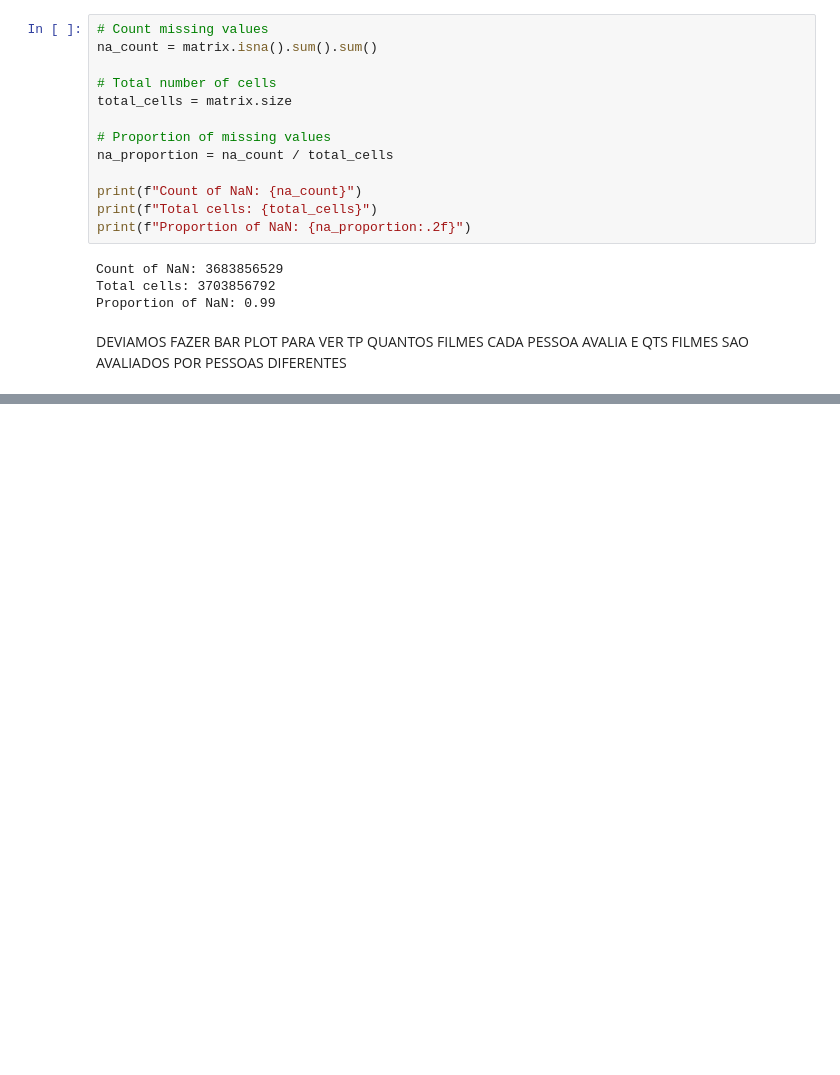
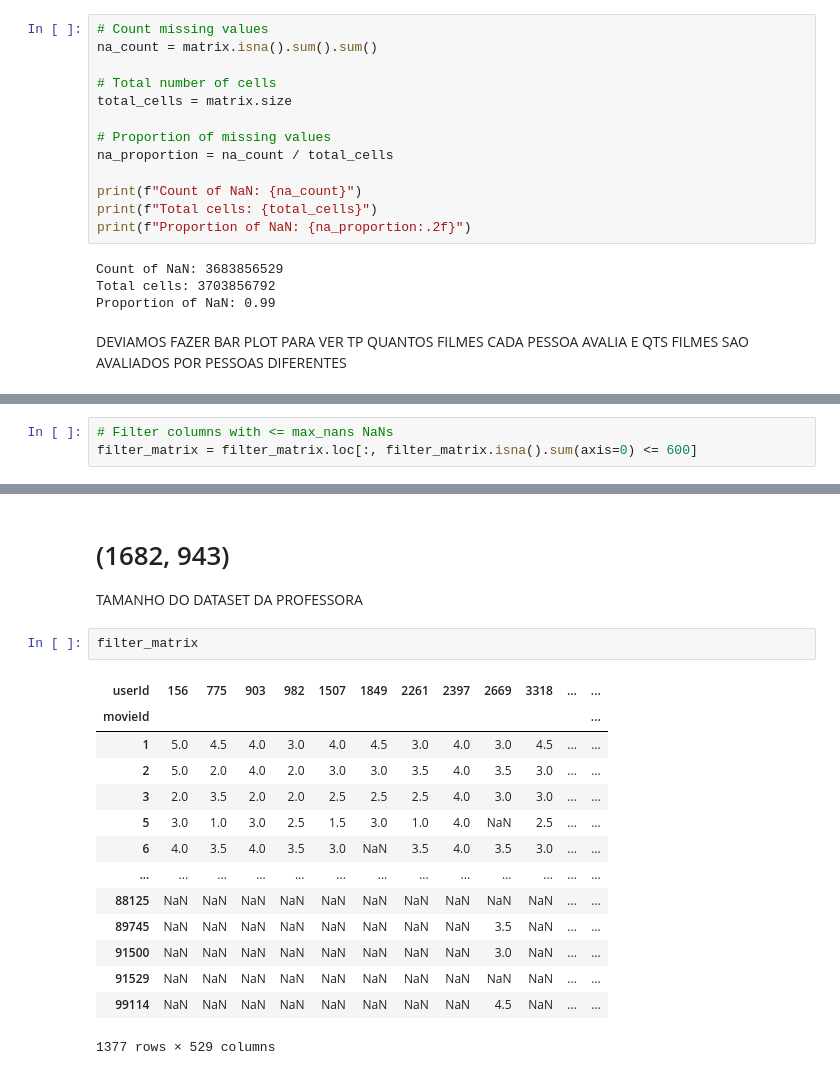
Before and after one commit to jepe06/Project2--Recommender-System, a Jupyter notebook: 01 data.ipynb, the cells around one changed output, grey strips where cells are left out. Drawn from its saved outputs; the diff is of its cells as text; blank space fills up the shorter version.

```diff
--- a/01 data.ipynb
+++ b/01 data.ipynb
@@ -59,0 +81,3 @@ DEVIAMOS FAZER BAR PLOT PARA VER TP QUANTOS FILMES CADA PESSOA AVALIA E QTS FILM
+# %%
+# Filter columns with <= max_nans NaNs
+filter_matrix = filter_matrix.loc[:, filter_matrix.isna().sum(axis=0) <= 600]
@@ -59,0 +101,21 @@ DEVIAMOS FAZER BAR PLOT PARA VER TP QUANTOS FILMES CADA PESSOA AVALIA E QTS FILM
+# %% [markdown]
+# (1682, 943)
+
+TAMANHO DO DATASET DA PROFESSORA
+# %%
+filter_matrix
+# %% [output]
+| userId | 156 | 775 | 903 | 982 | 1507 | 1849 | 2261 | 2397 | 2669 | 3318 | ... | ... |
+| movieId |  |  |  |  |  |  |  |  |  |  |  | ... |
+| 1 | 5.0 | 4.5 | 4.0 | 3.0 | 4.0 | 4.5 | 3.0 | 4.0 | 3.0 | 4.5 | ... | ... |
+| 2 | 5.0 | 2.0 | 4.0 | 2.0 | 3.0 | 3.0 | 3.5 | 4.0 | 3.5 | 3.0 | ... | ... |
+| 3 | 2.0 | 3.5 | 2.0 | 2.0 | 2.5 | 2.5 | 2.5 | 4.0 | 3.0 | 3.0 | ... | ... |
+| 5 | 3.0 | 1.0 | 3.0 | 2.5 | 1.5 | 3.0 | 1.0 | 4.0 | NaN | 2.5 | ... | ... |
+| 6 | 4.0 | 3.5 | 4.0 | 3.5 | 3.0 | NaN | 3.5 | 4.0 | 3.5 | 3.0 | ... | ... |
+| ... | ... | ... | ... | ... | ... | ... | ... | ... | ... | ... | ... | ... |
+| 88125 | NaN | NaN | NaN | NaN | NaN | NaN | NaN | NaN | NaN | NaN | ... | ... |
+| 89745 | NaN | NaN | NaN | NaN | NaN | NaN | NaN | NaN | 3.5 | NaN | ... | ... |
+| 91500 | NaN | NaN | NaN | NaN | NaN | NaN | NaN | NaN | 3.0 | NaN | ... | ... |
+| 91529 | NaN | NaN | NaN | NaN | NaN | NaN | NaN | NaN | NaN | NaN | ... | ... |
+| 99114 | NaN | NaN | NaN | NaN | NaN | NaN | NaN | NaN | 4.5 | NaN | ... | ... |
+1377 rows × 529 columns
```
Also changed, not shown: parts of 7 cells of this notebook.
